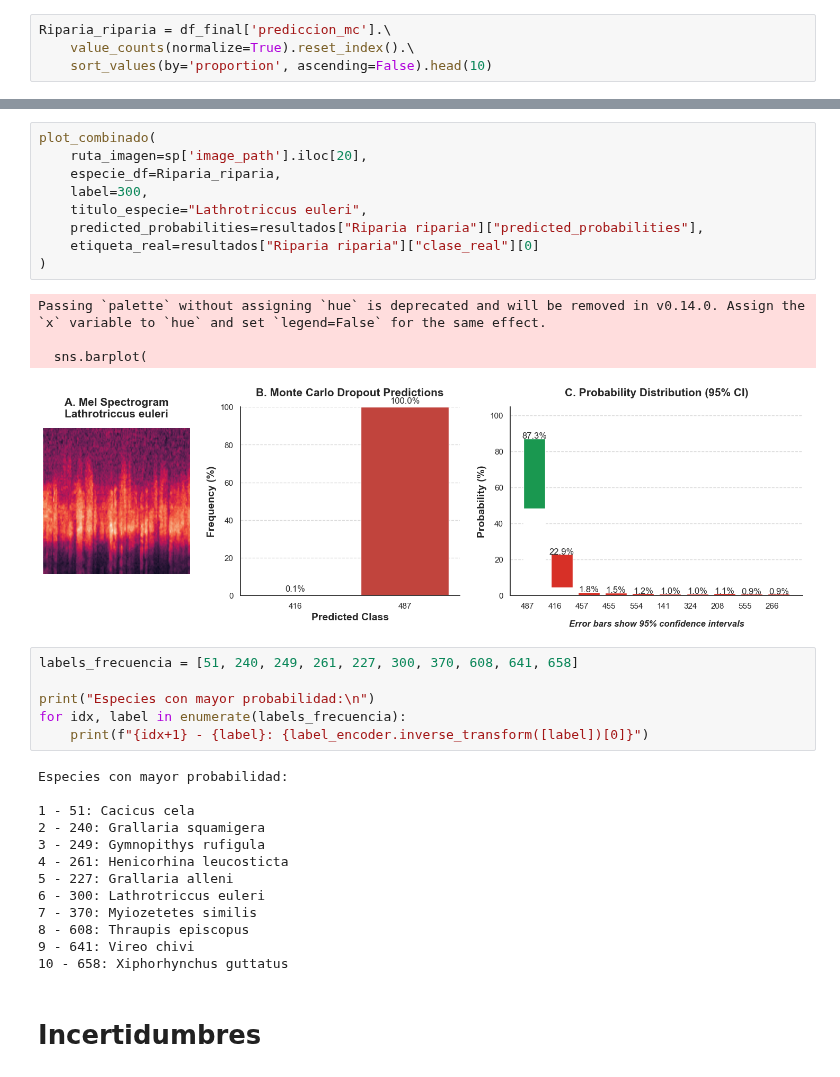
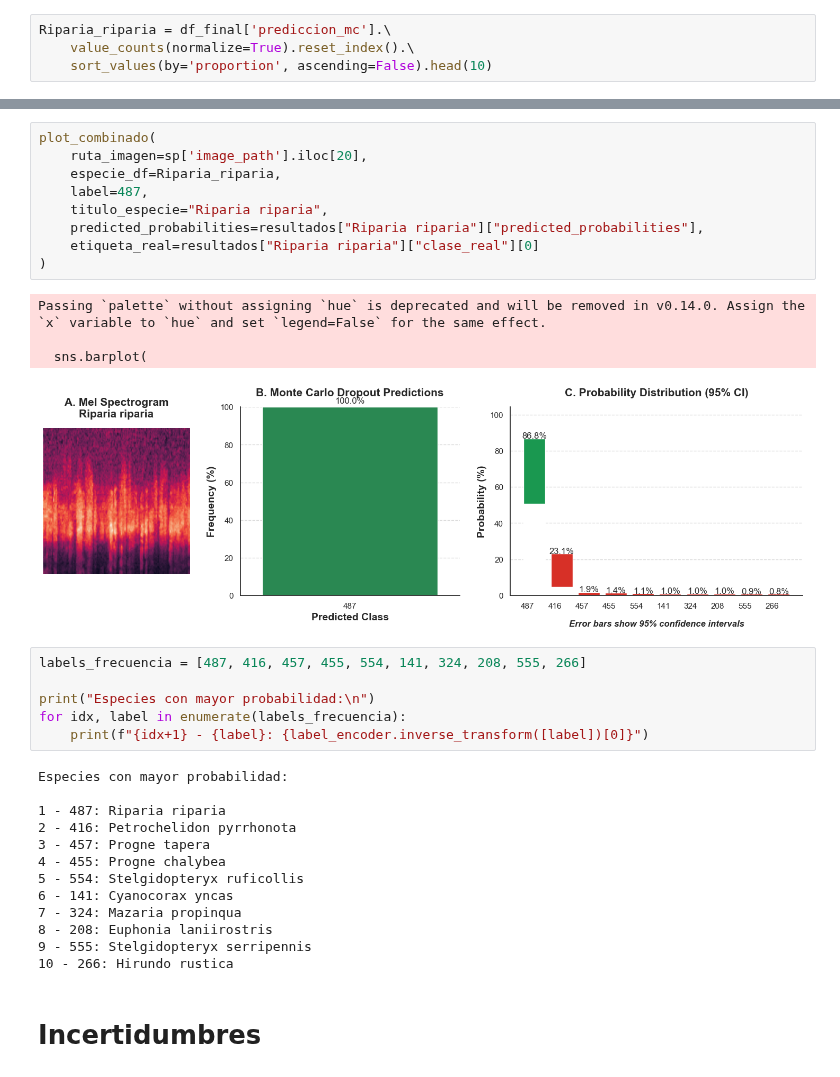
Before and after one commit to camiloacp/The-Evolutionary-Structure-of-Acoustic-Learnability-A-Deep-Learning-Approach-to-Neotropical-Birdsong, a Jupyter notebook: notebooks/11_Incertidumbres.ipynb, the cells around one changed output, grey strips where cells are left out. Cells and saved outputs as stored; diff of their text form.

Commit message:
plots

```diff
--- a/notebooks/11_Incertidumbres.ipynb
+++ b/notebooks/11_Incertidumbres.ipynb
@@ -482,19 +484,19 @@ Passing `palette` without assigning `hue` is deprecated and will be removed in v
 # %%
 plot_combinado(
     ruta_imagen=sp['image_path'].iloc[20],
     especie_df=Riparia_riparia,
-    label=300,
-    titulo_especie="Lathrotriccus euleri",
+    label=487,
+    titulo_especie="Riparia riparia",
     predicted_probabilities=resultados["Riparia riparia"]["predicted_probabilities"],
     etiqueta_real=resultados["Riparia riparia"]["clase_real"][0]
 )
 # %% [output]
 Passing `palette` without assigning `hue` is deprecated and will be removed in v0.14.0. Assign the `x` variable to `hue` and set `legend=False` for the same effect.
 
   sns.barplot(
-[figure, old version]
+[figure, new version]
 # %%
-labels_frecuencia = [51, 240, 249, 261, 227, 300, 370, 608, 641, 658]
+labels_frecuencia = [487, 416, 457, 455, 554, 141, 324, 208, 555, 266]
 
 print("Especies con mayor probabilidad:\n")
 for idx, label in enumerate(labels_frecuencia):
@@ -502,16 +504,16 @@ for idx, label in enumerate(labels_frecuencia):
 # %% [output]
 Especies con mayor probabilidad:
 
-1 - 51: Cacicus cela
-2 - 240: Grallaria squamigera
-3 - 249: Gymnopithys rufigula
-4 - 261: Henicorhina leucosticta
-5 - 227: Grallaria alleni
-6 - 300: Lathrotriccus euleri
-7 - 370: Myiozetetes similis
-8 - 608: Thraupis episcopus
-9 - 641: Vireo chivi
-10 - 658: Xiphorhynchus guttatus
+1 - 487: Riparia riparia
+2 - 416: Petrochelidon pyrrhonota
+3 - 457: Progne tapera
+4 - 455: Progne chalybea
+5 - 554: Stelgidopteryx ruficollis
+6 - 141: Cyanocorax yncas
+7 - 324: Mazaria propinqua
+8 - 208: Euphonia laniirostris
+9 - 555: Stelgidopteryx serripennis
+10 - 266: Hirundo rustica
 # %% [markdown]
 # **Incertidumbres**
 # %%
```
Also changed, not shown: parts of 7 cells of this notebook, 23 other files.
